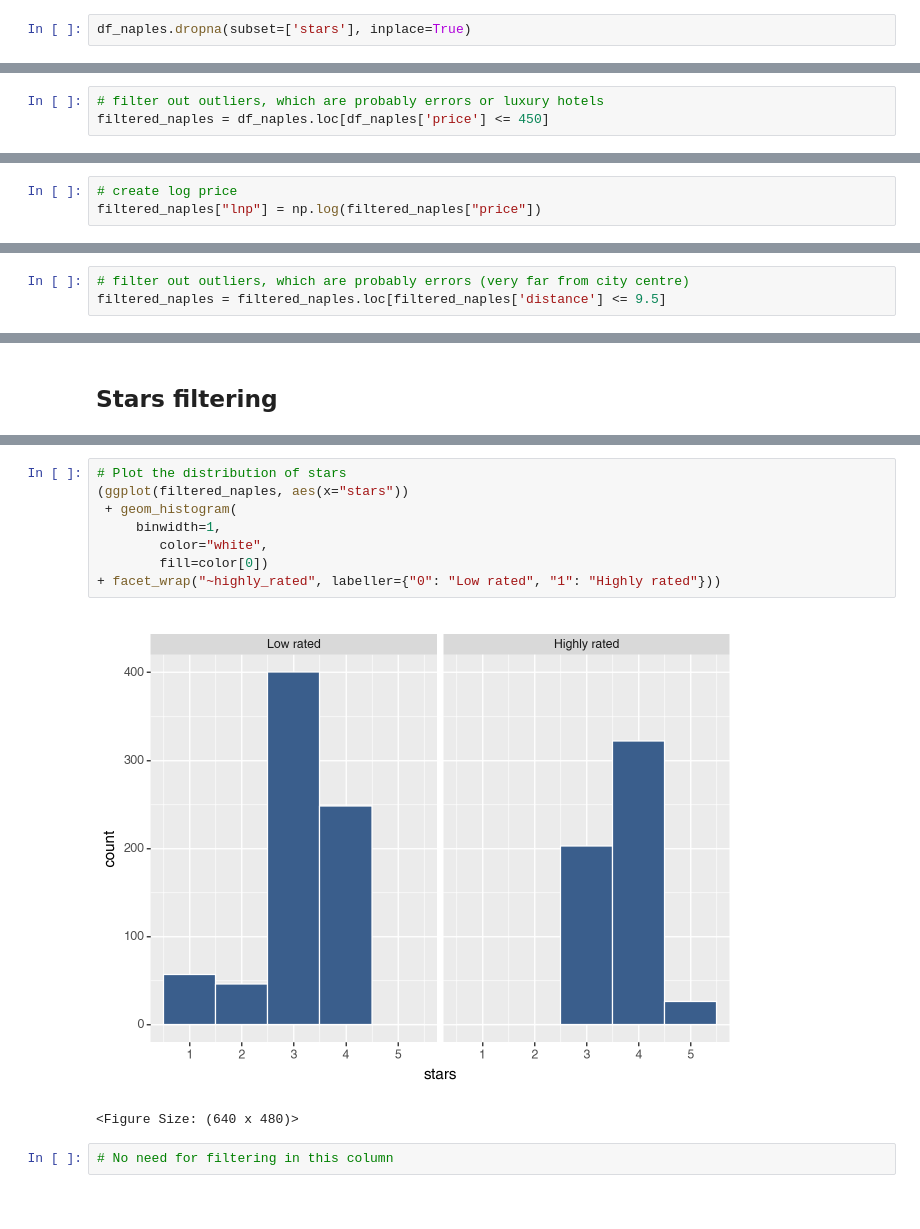
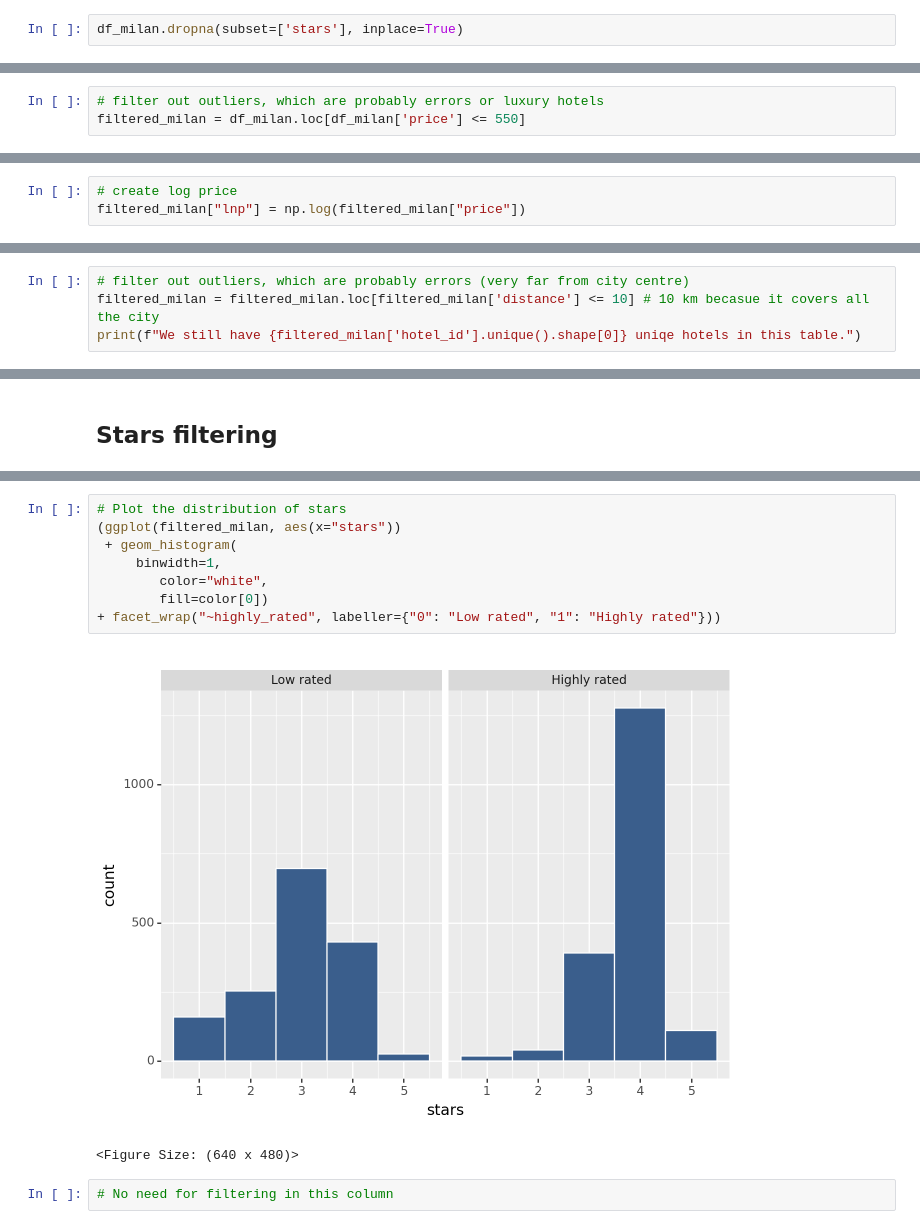
Before and after one commit to mateschieszler/DA2_2023, a Jupyter notebook: work-files/assignment2/Assignment-2_code_work.ipynb, the cells around one changed output, grey strips where cells are left out. Cells and saved outputs as stored; diff of their text form.

Commit message:
fixed city, created model with controlling variables

```diff
--- a/work-files/assignment2/Assignment-2_code_work.ipynb
+++ b/work-files/assignment2/Assignment-2_code_work.ipynb
@@ -128,2 +145,2 @@ Number of null values in the 'stars' column: 1820
 # %%
-df_naples.dropna(subset=['stars'], inplace=True)
+df_milan.dropna(subset=['stars'], inplace=True)
@@ -165,6 +186,6 @@ max      1658.000000
 Name: price, dtype: float64
 # %%
 # filter out outliers, which are probably errors or luxury hotels
-filtered_naples = df_naples.loc[df_naples['price'] <= 450]
+filtered_milan = df_milan.loc[df_milan['price'] <= 550]
 # %%
 # Make a hist of the prices without outliers
@@ -177,4 +198,4 @@ fig2
 # %%
 # create log price
-filtered_naples["lnp"] = np.log(filtered_naples["price"])
+filtered_milan["lnp"] = np.log(filtered_milan["price"])
 # %%
@@ -238,4 +259,5 @@ max        12.000000
 Name: distance, dtype: float64
 # %%
 # filter out outliers, which are probably errors (very far from city centre)
-filtered_naples = filtered_naples.loc[filtered_naples['distance'] <= 9.5]
+filtered_milan = filtered_milan.loc[filtered_milan['distance'] <= 10] # 10 km becasue it covers all the city
+print(f"We still have {filtered_milan['hotel_id'].unique().shape[0]} uniqe hotels in this table.")
@@ -280,13 +304,13 @@ filtered_naples['stars'].value_counts().reset_index().sort_values(by='index')
 # %%
 # Plot the distribution of stars
-(ggplot(filtered_naples, aes(x="stars"))
+(ggplot(filtered_milan, aes(x="stars"))
  + geom_histogram(
      binwidth=1,
         color="white",
         fill=color[0])
 + facet_wrap("~highly_rated", labeller={"0": "Low rated", "1": "Highly rated"}))
 # %% [output]
-[figure, old version]
+[figure, new version]
 <Figure Size: (640 x 480)>
 # %%
 # No need for filtering in this column
```
Also changed, not shown: parts of 48 cells of this notebook.
